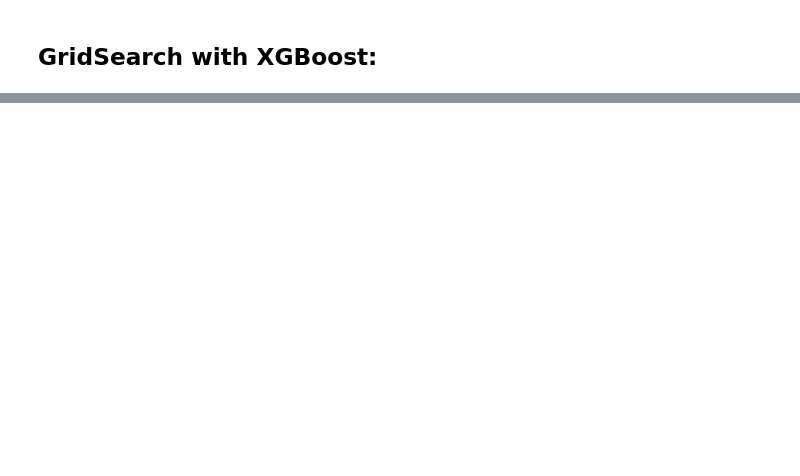
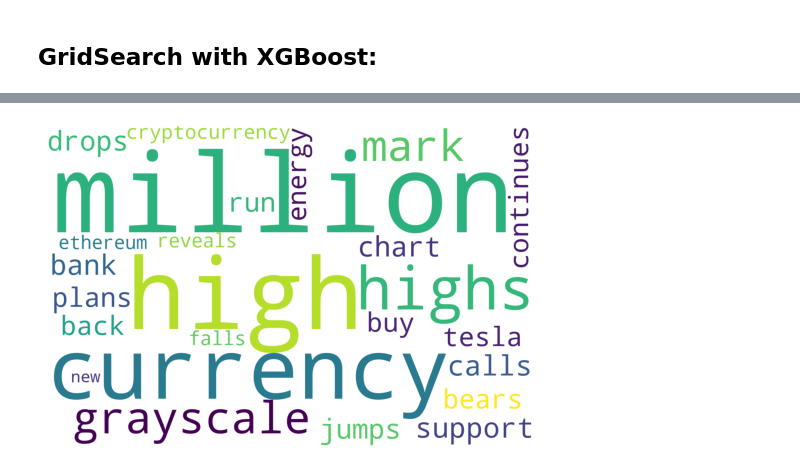
Before and after one commit to emel333/crypto-headlines-as-predictors, a Jupyter notebook: modeling.ipynb, the cells around one changed output, grey strips where cells are left out. Cells and saved outputs as stored; diff of their text form; code cells hidden in the pictures; blank space fills up the shorter version.

```diff
--- a/modeling.ipynb
+++ b/modeling.ipynb
@@ -526,0 +579,2 @@ grid.best_params
+# %%
+feats_zipped = list(zip(model_names, importances))
@@ -526,0 +601,2 @@ grid.best_params
+# %%
+fz_df = pd.DataFrame(feats_zipped, columns=['vectors','values'])
@@ -526,0 +610,2 @@ grid.best_params
+# %%
+top_fz = fz_df.sort_values(by=['values'], ascending=False)
@@ -526,0 +732,2 @@ grid.best_params
+# %%
+top_fz_dict = top_fz.set_index('vectors').to_dict()['values']
@@ -526,0 +754,12 @@ grid.best_params
+# %%
+wordcloud = WordCloud(background_color='white',
+                      width=1500,
+                      height=1000
+                      ).generate_from_frequencies(top_fz_dict)
+
+plt.figure(figsize=(9,6))
+plt.imshow(wordcloud)
+plt.axis('off')
+plt.show()
+# %% [output]
+[figure, added]
```
Also changed, not shown: parts of 68 cells of this notebook.
